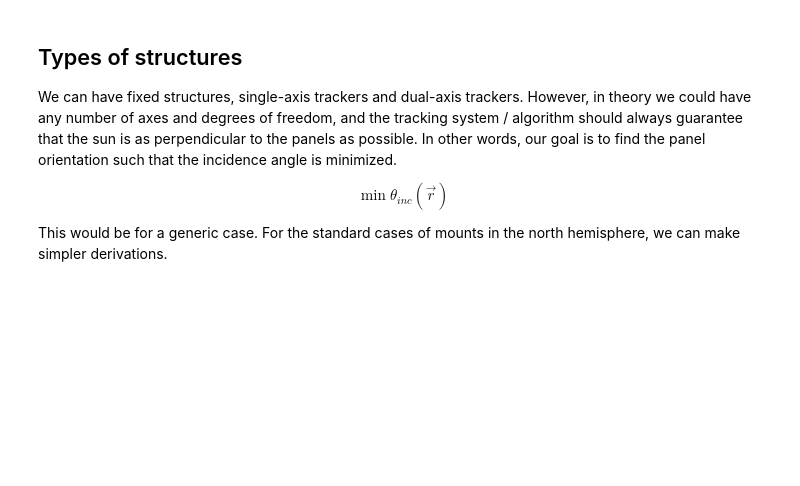
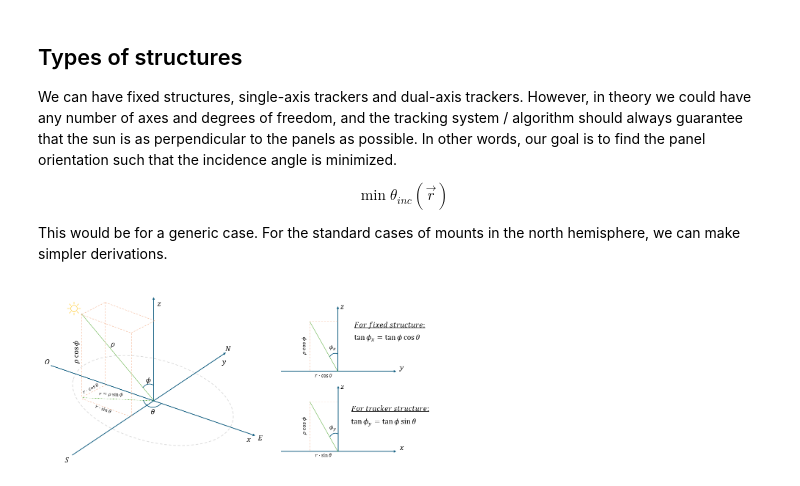
Before and after one commit to pedrodamas1/Shadow-Casting, a Jupyter notebook: formulation.ipynb, the cells around one changed output. Saved outputs shown, nothing was run; the diff lists cells and outputs as text; code cells hidden in the pictures; blank space fills up the shorter version.

```diff
--- a/formulation.ipynb
+++ b/formulation.ipynb
@@ -299,3 +299,7 @@ We can have fixed structures, single-axis trackers and dual-axis trackers. Howev
 $$ \min{ \theta_{inc}{(\vec{r})} } $$
 
 This would be for a generic case. For the standard cases of mounts in the north hemisphere, we can make simpler derivations.
+# %%
+Image(filename='img/azimuth_projection.png', width=400)
+# %% [output]
+[figure, added]
```
Also changed, not shown: parts of 3 cells of this notebook.
